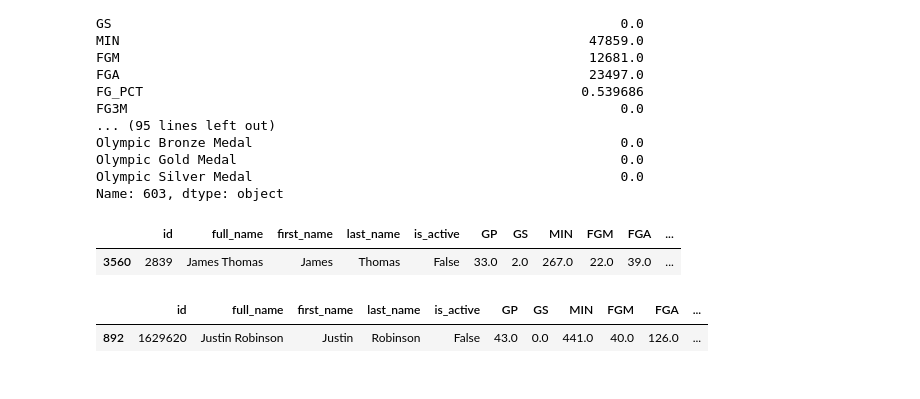
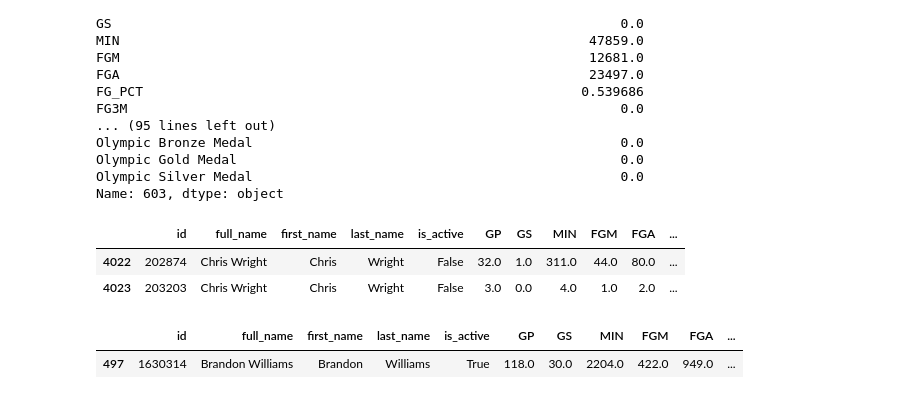
Before and after one commit to bharthun7/nba-hof-predictor, a Jupyter notebook: model-tester.ipynb, the cells around one changed output. Drawn from its saved outputs; the diff is of its cells as text; code cells hidden in the pictures.

Commit message:
Correct any cases of dupe names having identical stats and modify scrape to prevent that on future runs

```diff
--- a/model-tester.ipynb
+++ b/model-tester.ipynb
@@ -55,12 +58,13 @@ Olympic Gold Medal                                                 0.0
 Olympic Silver Medal                                               0.0
 Name: 603, dtype: object
 # %%
-elg[elg["full_name"]=="James Thomas"]
+elg[elg["full_name"]=="Chris Wright"]
 # %% [output]
 |  | id | full_name | first_name | last_name | is_active | GP | GS | MIN | FGM | FGA | ... |
-| 3560 | 2839 | James Thomas | James | Thomas | False | 33.0 | 2.0 | 267.0 | 22.0 | 39.0 | ... |
+| 4022 | 202874 | Chris Wright | Chris | Wright | False | 32.0 | 1.0 | 311.0 | 44.0 | 80.0 | ... |
+| 4023 | 203203 | Chris Wright | Chris | Wright | False | 3.0 | 0.0 | 4.0 | 1.0 | 2.0 | ... |
 # %%
-inelg[inelg["full_name"]=="Justin Robinson"]
+inelg[inelg["full_name"]=="Brandon Williams"]
 # %% [output]
 |  | id | full_name | first_name | last_name | is_active | GP | GS | MIN | FGM | FGA | ... |
-| 892 | 1629620 | Justin Robinson | Justin | Robinson | False | 43.0 | 0.0 | 441.0 | 40.0 | 126.0 | ... |
+| 497 | 1630314 | Brandon Williams | Brandon | Williams | True | 118.0 | 30.0 | 2204.0 | 422.0 | 949.0 | ... |
```
Also changed, not shown: parts of 3 cells of this notebook, 2 other files.
